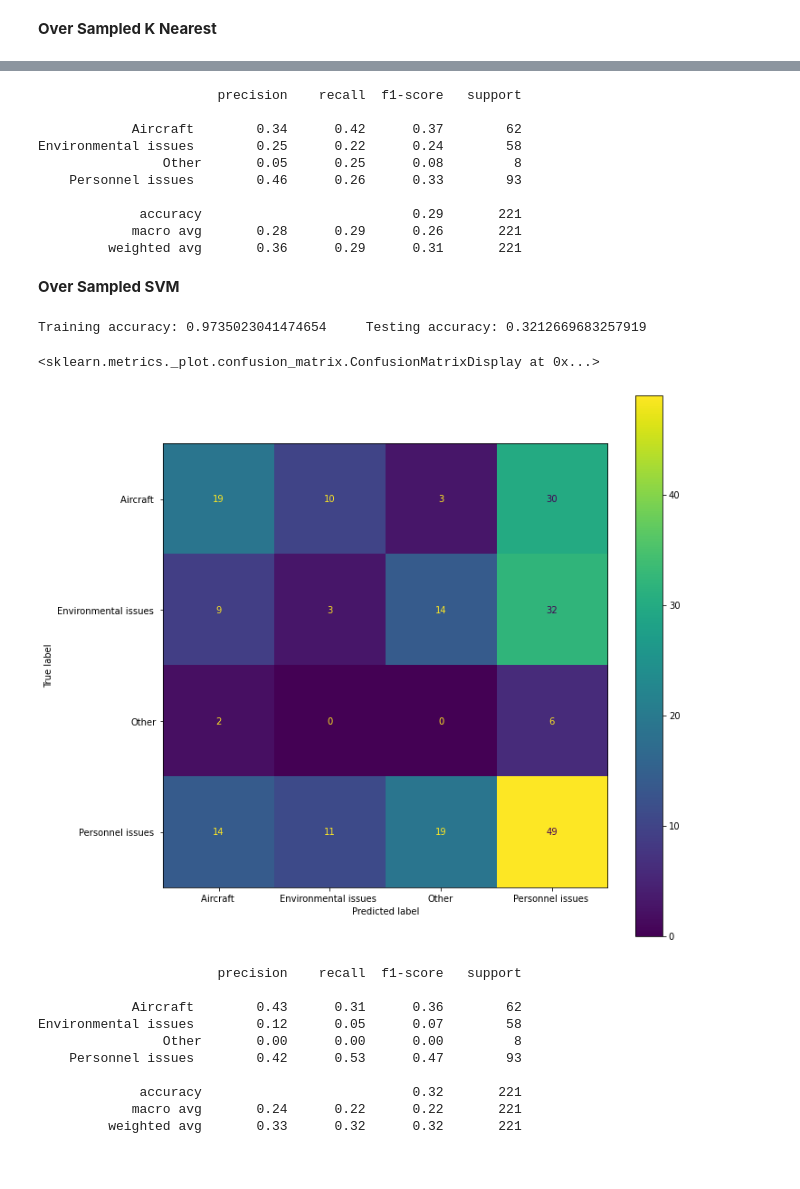
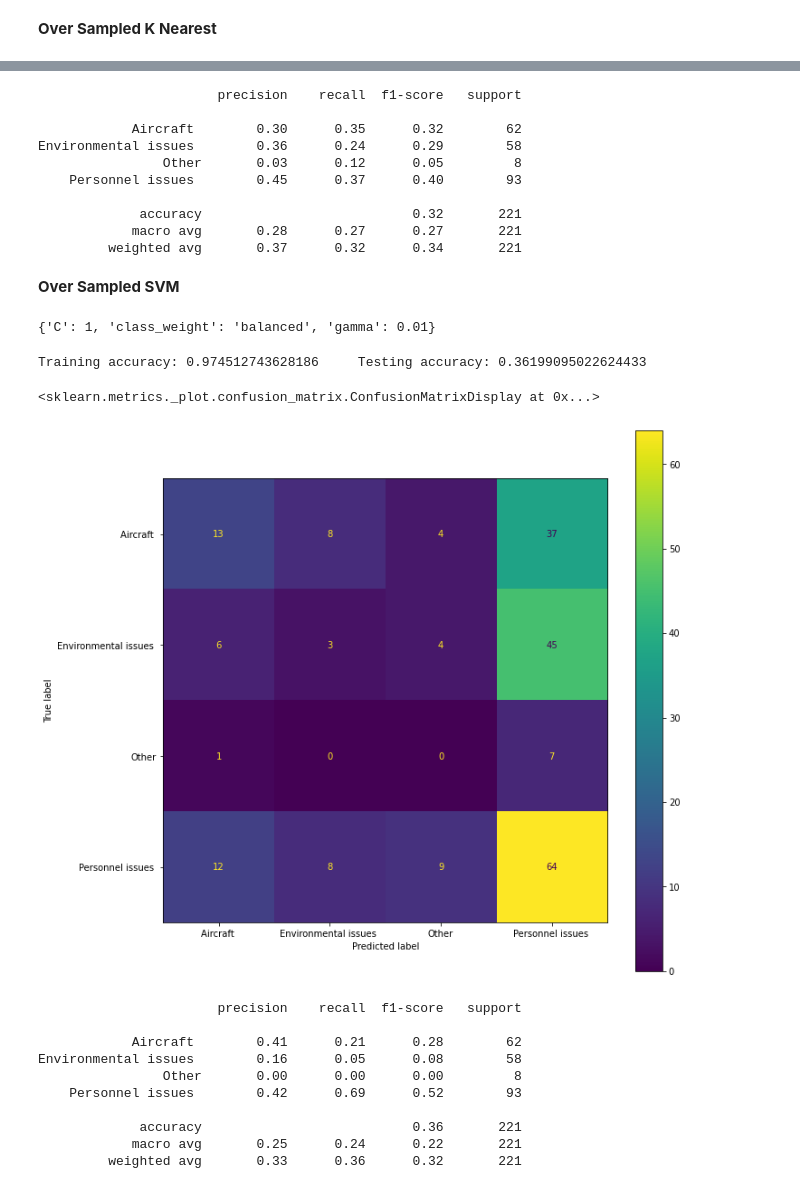
Before and after one commit to ashleyg16/Capstone2, a Jupyter notebook: Capstone 2 Modeling.ipynb, the cells around one changed output, grey strips where cells are left out. Drawn from its saved outputs; the diff is of its cells as text; code cells hidden in the pictures.

```diff
--- a/Capstone 2 Modeling.ipynb
+++ b/Capstone 2 Modeling.ipynb
@@ -371,11 +348,11 @@ Environmental issues        0.65      0.55      0.60        58
 # %%
-#Looking at Accuracy for our final model with n_neighbors = 5
-knn_s = KNeighborsClassifier(n_neighbors = 5)
-knn_s.fit(X_train_smote, y_train_smote.values.ravel())
-y_pred = knn_s.predict(X_test)
+#Looking at Accuracy for our final model with n_neighbors = 9
+knn_smote = KNeighborsClassifier(n_neighbors = 9)
+knn_smote.fit(X_train_smote, y_train_smote.values.ravel())
+y_pred_knn_smote = knn_smote.predict(X_test)
 
-train_acc_knns = knn_s.score(X_train_smote, y_train_smote)
-test_acc_knns = knn_s.score(X_test, y_test)
+knn_smote_train_acc = knn_smote.score(X_train_smote, y_train_smote)
+knn_smote_test_acc = knn_smote.score(X_test, y_test)
 
-print('Training accuracy:', train_acc_knns, '    Testing accuracy:', test_acc_knns)
+print('Training accuracy:', knn_smote_train_acc, '    Testing accuracy:', knn_smote_test_acc)
 # %% [output]
@@ -392,13 +369,13 @@ cmd.plot(ax=ax)
 # %%
-print(classification_report(y_test, y_pred, target_names = knn_s.classes_, zero_division = 0))
+print(classification_report(y_test, y_pred_knn_smote, target_names = knn_smote.classes_, zero_division = 0))
 # %% [output]
                        precision    recall  f1-score   support
 
-            Aircraft        0.34      0.42      0.37        62
-Environmental issues        0.25      0.22      0.24        58
-                Other       0.05      0.25      0.08         8
-    Personnel issues        0.46      0.26      0.33        93
+            Aircraft        0.30      0.35      0.32        62
+Environmental issues        0.36      0.24      0.29        58
+                Other       0.03      0.12      0.05         8
+    Personnel issues        0.45      0.37      0.40        93
 
-             accuracy                           0.29       221
-            macro avg       0.28      0.29      0.26       221
-         weighted avg       0.36      0.29      0.31       221
+             accuracy                           0.32       221
+            macro avg       0.28      0.27      0.27       221
+         weighted avg       0.37      0.32      0.34       221
@@ -405,36 +384,52 @@ Environmental issues        0.25      0.22      0.24        58
 # %% [markdown]
 **Over Sampled SVM**
+# %%
+# defining parameter range
+svm_smote_params = {'C': [0.1, 1, 10, 100, 1000],
+                    'gamma': [1, 0.1, 0.01, 0.001, 0.0001],
+                    'class_weight': [{'Aircraft ': 1, 'Environmental issues ': 1, 'Personnel issues ':1, 'Other': 1},
+                        {'Aircraft ': 1, 'Environmental issues ': 1, 'Personnel issues ':1, 'Other': 5},
+                        {'Aircraft ': 1, 'Environmental issues ': 1, 'Personnel issues ':1, 'Other': 10},
+                        {'Aircraft ': 2, 'Environmental issues ': 2, 'Personnel issues ':1, 'Other': 2},
+                        {'Aircraft ': 2, 'Environmental issues ': 2, 'Personnel issues ':1, 'Other': 5},
+                        'balanced']}
+
+svm_smote_grid = GridSearchCV(SVC(), svm_smote_params)
+svm_smote_grid.fit(X_train_smote, y_train_smote.values.ravel())
+print(svm_smote_grid.best_params_)
+# %% [output]
+{'C': 1, 'class_weight': 'balanced', 'gamma': 0.01}
 # %%
 #Looking at Accuracy for our final model with C = 1 and gamma = 0.01
-svm_s = SVC(C = 1, gamma = .01)
-svm_s.fit(X_train_smote, y_train_smote.values.ravel())
-y_pred = svm_s.predict(X_test)
+svm_smote = SVC(C = 1, gamma = .01, class_weight = 'balanced')
+svm_smote.fit(X_train_smote, y_train_smote.values.ravel())
+y_pred_svm_smote = svm_smote.predict(X_test)
 
-train_acc_svms = svm_s.score(X_train_smote, y_train_smote)
-test_acc_svms = svm_s.score(X_test, y_test)
+svm_smote_train_acc = svm_smote.score(X_train_smote, y_train_smote)
+svm_smote_test_acc = svm_smote.score(X_test, y_test)
 
-print('Training accuracy:', train_acc_svms, '    Testing accuracy:', test_acc_svms)
+print('Training accuracy:', svm_smote_train_acc, '    Testing accuracy:', svm_smote_test_acc)
 # %% [output]
-Training accuracy: 0.9735023041474654     Testing accuracy: 0.3212669683257919
+Training accuracy: 0.974512743628186     Testing accuracy: 0.36199095022624433
 # %%
-cf_matrix = confusion_matrix(y_test, y_pred)
-cmd = ConfusionMatrixDisplay(cf_matrix, display_labels = svm_s.classes_)
+svm_smote_cf_matrix = confusion_matrix(y_test, y_pred_svm_smote)
+cmd = ConfusionMatrixDisplay(svm_smote_cf_matrix, display_labels = svm_smote.classes_)
 
 fig, ax = plt.subplots(figsize = (11,11))
 cmd.plot(ax=ax)
 # %% [output]
 <sklearn.metrics._plot.confusion_matrix.ConfusionMatrixDisplay at 0x...>
-[figure, old version]
+[figure, new version]
 # %%
-print(classification_report(y_test, y_pred, target_names = svm_s.classes_, zero_division = 0))
+print(classification_report(y_test, y_pred_svm_smote, target_names = svm_smote.classes_, zero_division = 0))
 # %% [output]
                        precision    recall  f1-score   support
 
-            Aircraft        0.43      0.31      0.36        62
-Environmental issues        0.12      0.05      0.07        58
+            Aircraft        0.41      0.21      0.28        62
+Environmental issues        0.16      0.05      0.08        58
                 Other       0.00      0.00      0.00         8
-    Personnel issues        0.42      0.53      0.47        93
+    Personnel issues        0.42      0.69      0.52        93
 
-             accuracy                           0.32       221
-            macro avg       0.24      0.22      0.22       221
-         weighted avg       0.33      0.32      0.32       221
+             accuracy                           0.36       221
+            macro avg       0.25      0.24      0.22       221
+         weighted avg       0.33      0.36      0.32       221
```
Also changed, not shown: parts of 47 cells of this notebook.
